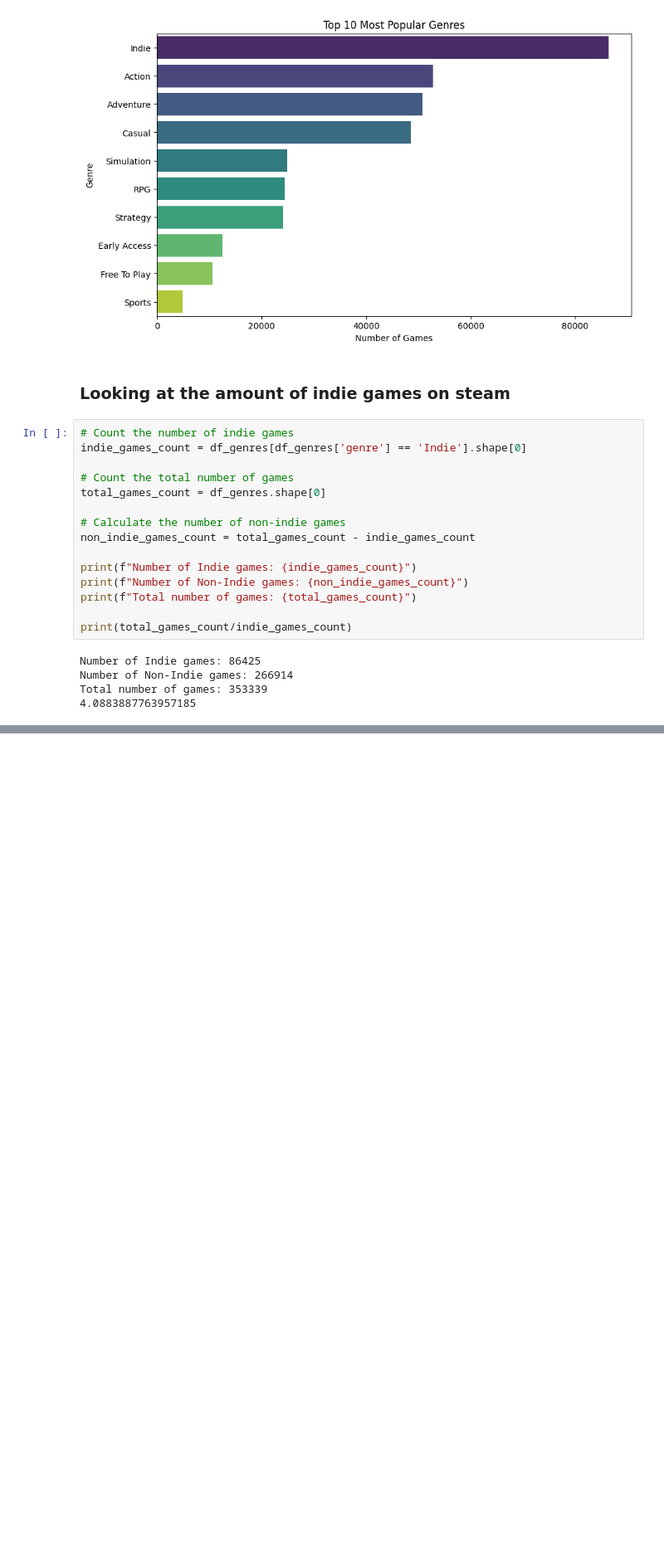
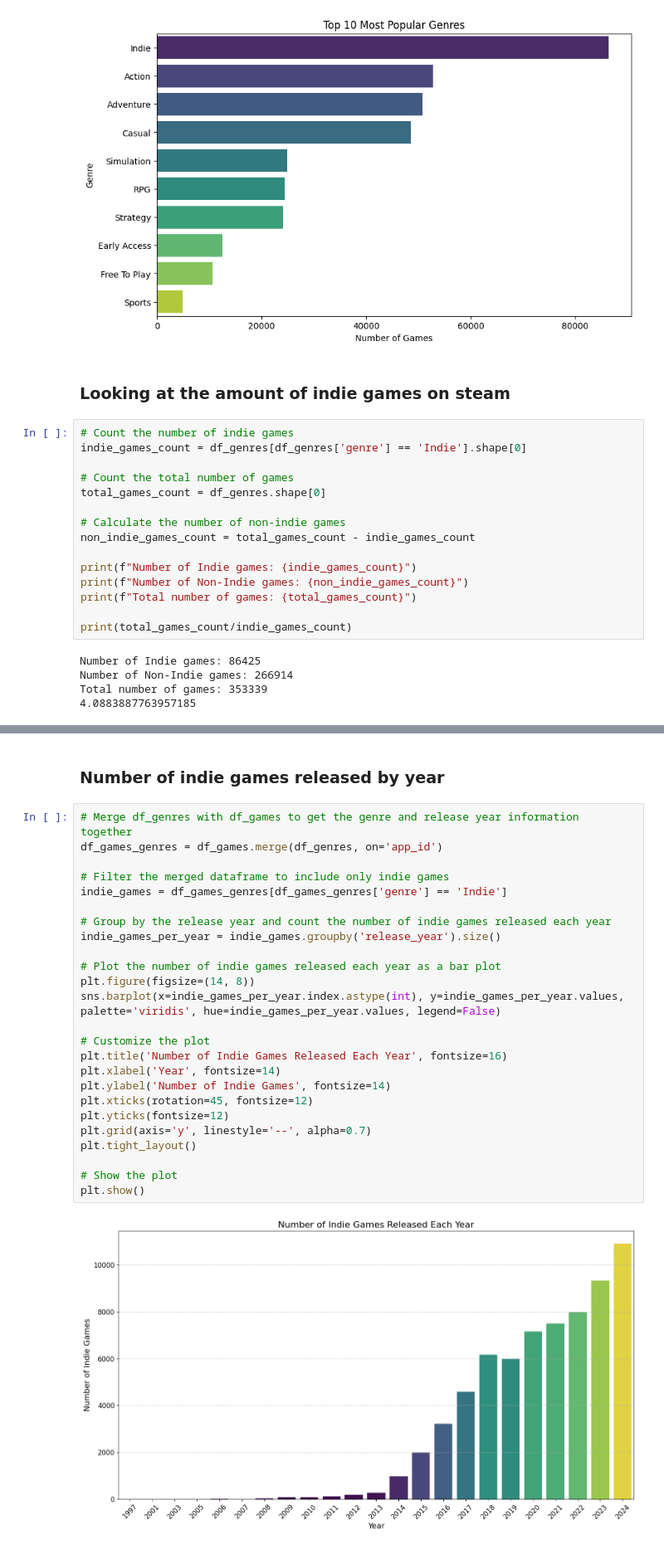
Before and after one commit to rifolio/steam-insights, a Jupyter notebook: main.ipynb, the cells around one changed output, grey strips where cells are left out. Shown: that part at 83% size. Cells and saved outputs as stored; diff of their text form; blank space fills up the shorter version.

```diff
--- a/main.ipynb
+++ b/main.ipynb
@@ -160,0 +165,29 @@ plt.show()
+# %% [markdown]
+### Number of indie games released by year
+# %%
+# Merge df_genres with df_games to get the genre and release year information together
+df_games_genres = df_games.merge(df_genres, on='app_id')
+
+# Filter the merged dataframe to include only indie games
+indie_games = df_games_genres[df_games_genres['genre'] == 'Indie']
+
+# Group by the release year and count the number of indie games released each year
+indie_games_per_year = indie_games.groupby('release_year').size()
+
+# Plot the number of indie games released each year as a bar plot
+plt.figure(figsize=(14, 8))
+sns.barplot(x=indie_games_per_year.index.astype(int), y=indie_games_per_year.values, palette='viridis', hue=indie_games_per_year.values, legend=False)
+
+# Customize the plot
+plt.title('Number of Indie Games Released Each Year', fontsize=16)
+plt.xlabel('Year', fontsize=14)
+plt.ylabel('Number of Indie Games', fontsize=14)
+plt.xticks(rotation=45, fontsize=12)
+plt.yticks(fontsize=12)
+plt.grid(axis='y', linestyle='--', alpha=0.7)
+plt.tight_layout()
+
+# Show the plot
+plt.show()
+# %% [output]
+[figure, added]
```
Also changed, not shown: parts of 8 cells of this notebook.
